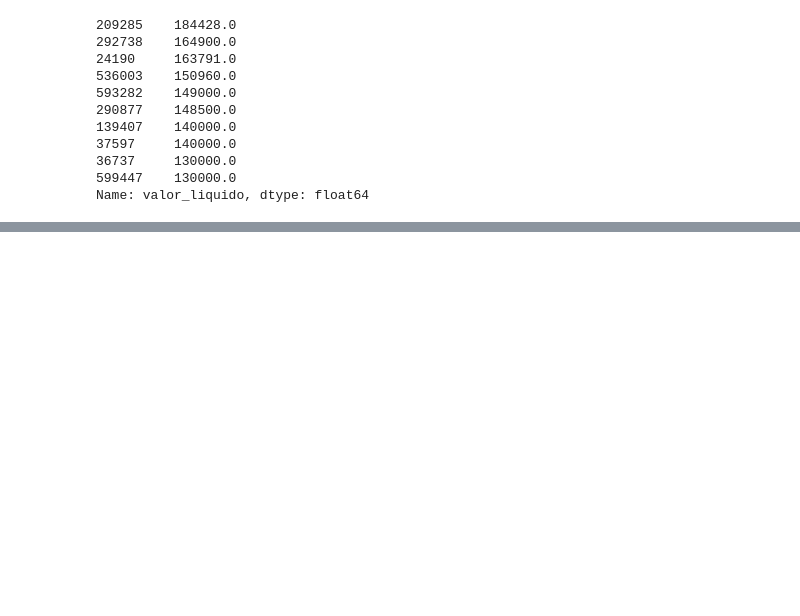
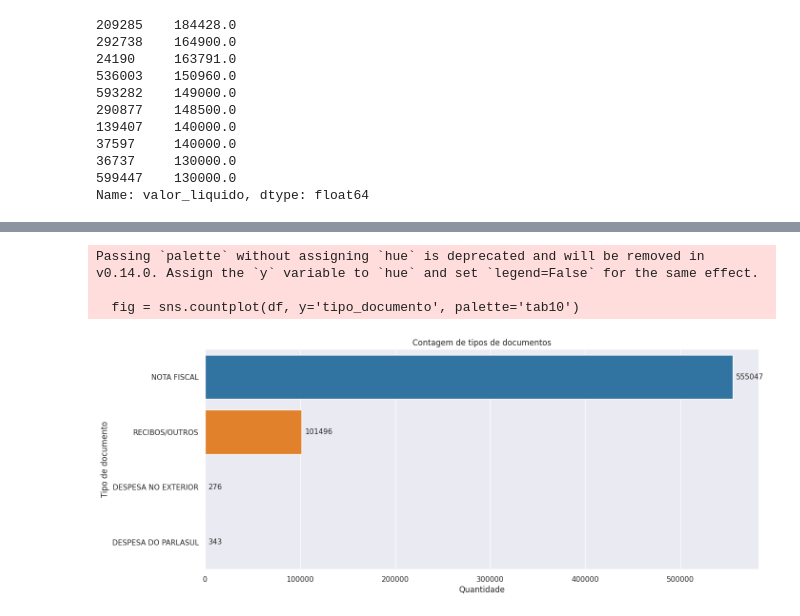
Before and after one commit to arthxrmedeiros/IcdProject, a Jupyter notebook: notebooks/explorationeDespesas.ipynb, the cells around one changed output, grey strips where cells are left out. Saved outputs shown, nothing was run; the diff lists cells and outputs as text; code cells hidden in the pictures; blank space fills up the shorter version.

```diff
--- a/notebooks/explorationeDespesas.ipynb
+++ b/notebooks/explorationeDespesas.ipynb
@@ -8,3 +10,5 @@ import numpy as np
+# %%
+sns.set(rc={'figure.figsize':(9.66,6)}, palette='tab10')
 # %%
 path_despesas = "../data/despesas.csv"
 path_deputados = "../data/deputados.csv"
@@ -543,0 +555,4 @@ Name: valor_liquido, dtype: float64
+# %%
+#a fim de costume e praticidade, usaremos a variavel df para representar o dataframe de despesas
+df = df_despesas
+df.head()
@@ -543,0 +566,12 @@ Name: valor_liquido, dtype: float64
+# %%
+plt.figure(figsize=(15, 6))
+fig = sns.countplot(df, y='tipo_documento', palette='tab10')
+fig.set(title="Contagem de tipos de documentos", xlabel="Quantidade", ylabel="Tipo de documento")
+
+for c in fig.containers:
+    fig.bar_label(c, fontsize=11, padding=5)
+# %% [output]
+Passing `palette` without assigning `hue` is deprecated and will be removed in v0.14.0. Assign the `y` variable to `hue` and set `legend=False` for the same effect.
+
+  fig = sns.countplot(df, y='tipo_documento', palette='tab10')
+[figure, added]
```
Also changed, not shown: parts of 6 cells of this notebook, 1 other file.
